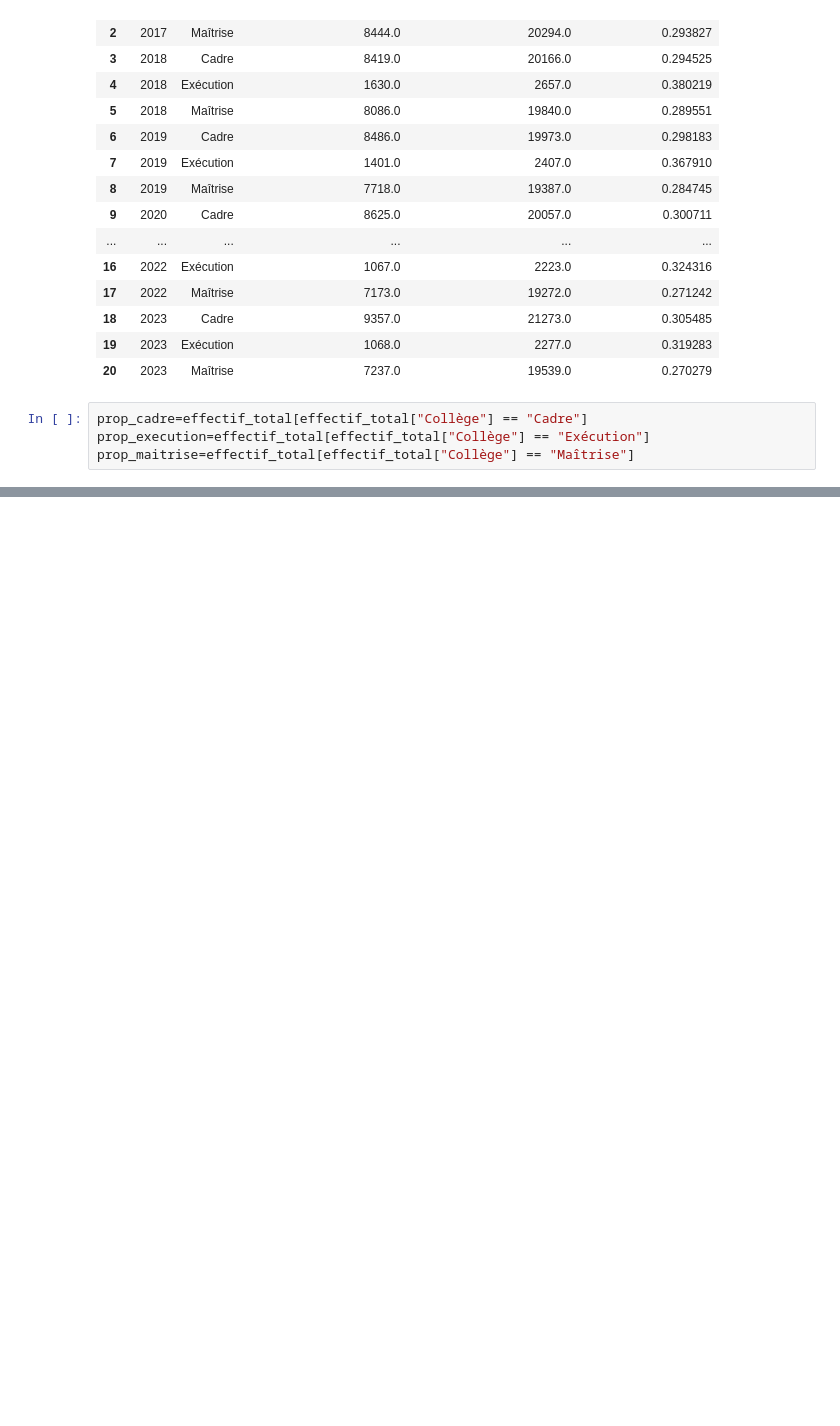
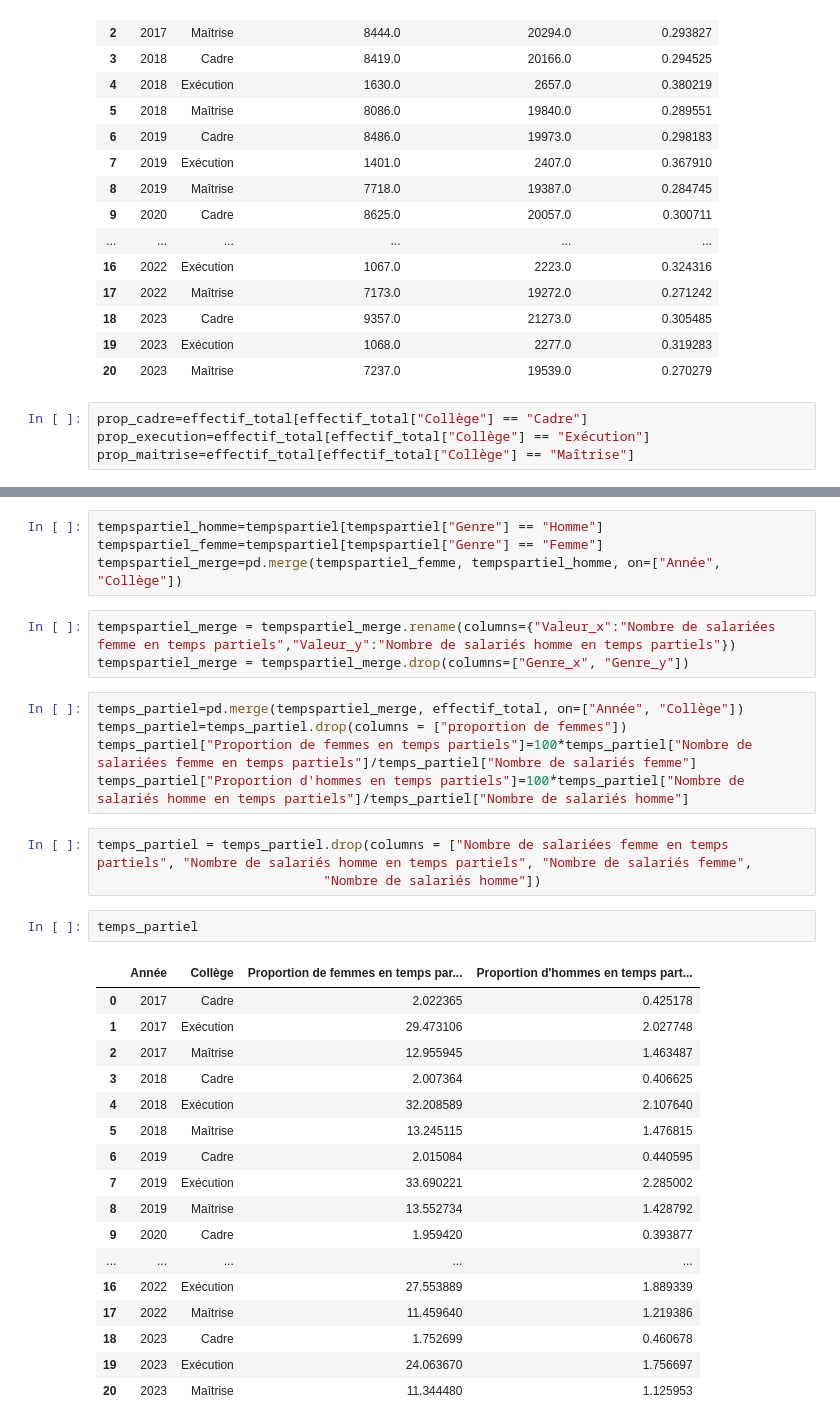
Before and after one commit to lancelot-r/projet_diversite_inclusion_entreprise, a Jupyter notebook: projetdatavis.ipynb, the cells around one changed output, grey strips where cells are left out. Saved outputs shown, nothing was run; the diff lists cells and outputs as text; blank space fills up the shorter version.

```diff
--- a/projetdatavis.ipynb
+++ b/projetdatavis.ipynb
@@ -150,0 +178,35 @@ demission
+# %%
+tempspartiel_homme=tempspartiel[tempspartiel["Genre"] == "Homme"]
+tempspartiel_femme=tempspartiel[tempspartiel["Genre"] == "Femme"]
+tempspartiel_merge=pd.merge(tempspartiel_femme, tempspartiel_homme, on=["Année", "Collège"])
+# %%
+tempspartiel_merge = tempspartiel_merge.rename(columns={"Valeur_x":"Nombre de salariées femme en temps partiels","Valeur_y":"Nombre de salariés homme en temps partiels"})
+tempspartiel_merge = tempspartiel_merge.drop(columns=["Genre_x", "Genre_y"])
+# %%
+temps_partiel=pd.merge(tempspartiel_merge, effectif_total, on=["Année", "Collège"])
+temps_partiel=temps_partiel.drop(columns = ["proportion de femmes"])
+temps_partiel["Proportion de femmes en temps partiels"]=100*temps_partiel["Nombre de salariées femme en temps partiels"]/temps_partiel["Nombre de salariés femme"]
+temps_partiel["Proportion d'hommes en temps partiels"]=100*temps_partiel["Nombre de salariés homme en temps partiels"]/temps_partiel["Nombre de salariés homme"]
+# %%
+temps_partiel = temps_partiel.drop(columns = ["Nombre de salariées femme en temps partiels", "Nombre de salariés homme en temps partiels", "Nombre de salariés femme",
+                             "Nombre de salariés homme"])
+# %%
+temps_partiel
+# %% [output]
+|  | Année | Collège | Proportion de femmes en temps par... | Proportion d'hommes en temps part... |
+| 0 | 2017 | Cadre | 2.022365 | 0.425178 |
+| 1 | 2017 | Exécution | 29.473106 | 2.027748 |
+| 2 | 2017 | Maîtrise | 12.955945 | 1.463487 |
+| 3 | 2018 | Cadre | 2.007364 | 0.406625 |
+| 4 | 2018 | Exécution | 32.208589 | 2.107640 |
+| 5 | 2018 | Maîtrise | 13.245115 | 1.476815 |
+| 6 | 2019 | Cadre | 2.015084 | 0.440595 |
+| 7 | 2019 | Exécution | 33.690221 | 2.285002 |
+| 8 | 2019 | Maîtrise | 13.552734 | 1.428792 |
+| 9 | 2020 | Cadre | 1.959420 | 0.393877 |
+| ... | ... | ... | ... | ... |
+| 16 | 2022 | Exécution | 27.553889 | 1.889339 |
+| 17 | 2022 | Maîtrise | 11.459640 | 1.219386 |
+| 18 | 2023 | Cadre | 1.752699 | 0.460678 |
+| 19 | 2023 | Exécution | 24.063670 | 1.756697 |
+| 20 | 2023 | Maîtrise | 11.344480 | 1.125953 |
```
Also changed, not shown: parts of 12 cells of this notebook.
